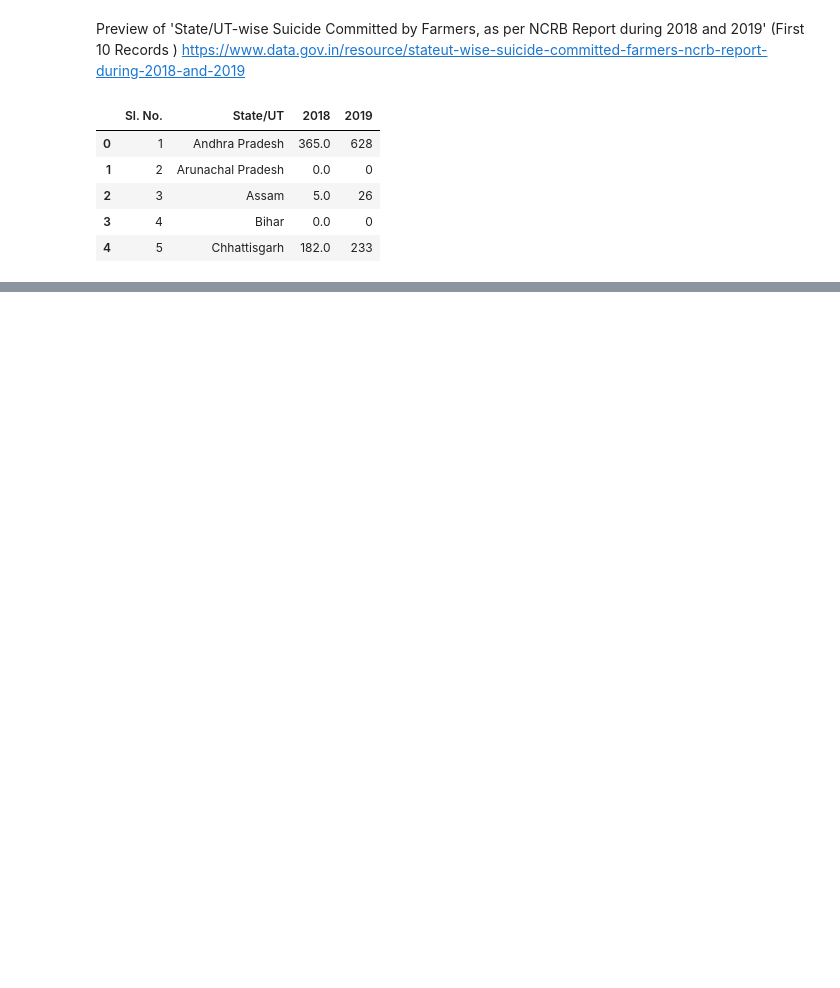
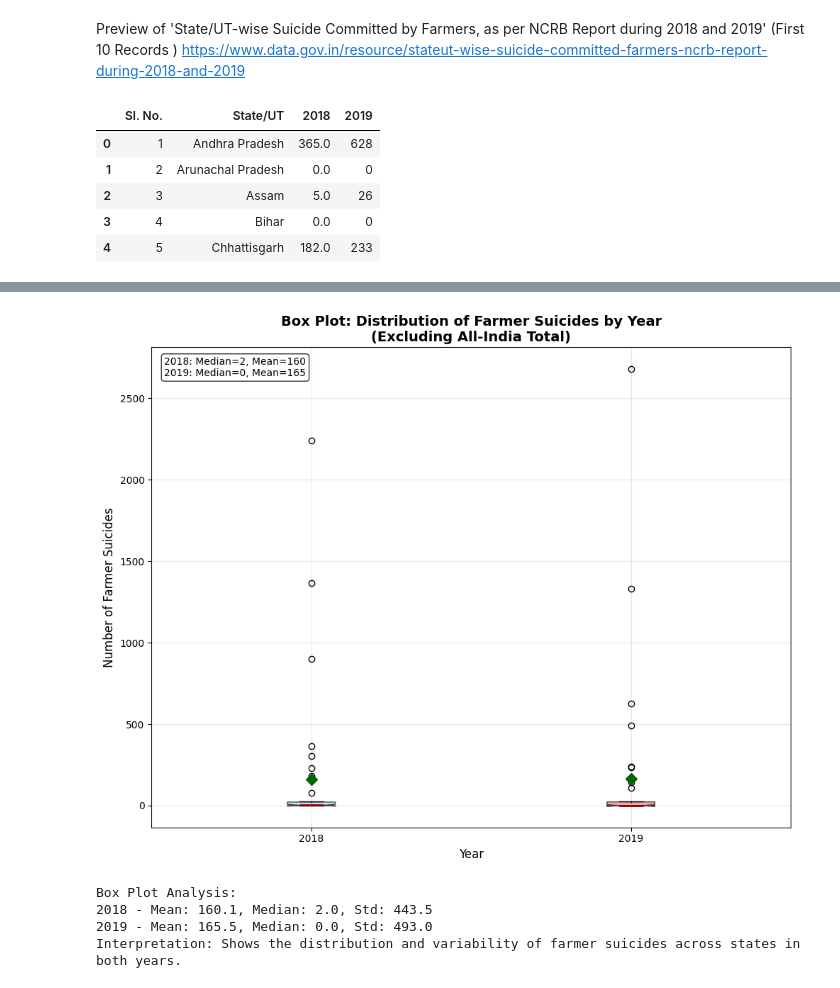
Before and after one commit to sandeepk9675/DS200-gov-data, a Jupyter notebook: plot_function.ipynb, the cells around one changed output, grey strips where cells are left out. Cells and saved outputs as stored; diff of their text form; code cells hidden in the pictures; blank space fills up the shorter version.

```diff
--- a/plot_function.ipynb
+++ b/plot_function.ipynb
@@ -18,0 +137,57 @@ df.head()
+# %%
+# b) Box Plot: Distribution of Farmer Suicides by Year
+plt.figure(figsize=(10, 8))
+
+# Prepare data for box plot (exclude Total All-India for better scale)
+df_states_clean = df[df['State/UT'] != 'Total (All-India)'].copy()
+
+# Create box plot data
+data_to_plot = [df_states_clean['2018'], df_states_clean['2019']]
+
+# Create box plot
+box_plot = plt.boxplot(data_to_plot,
+                       labels=['2018', '2019'],
+                       patch_artist=True,
+                       notch=True,
+                       showmeans=True)
+
+# Customize colors
+colors = ['lightblue', 'lightcoral']
+for patch, color in zip(box_plot['boxes'], colors):
+    patch.set_facecolor(color)
+    patch.set_alpha(0.7)
+
+# Customize other elements
+for median in box_plot['medians']:
+    median.set(color='darkred', linewidth=2)
+
+for mean in box_plot['means']:
+    mean.set(marker='D', markerfacecolor='darkgreen', markeredgecolor='darkgreen', markersize=8)
+
+plt.ylabel('Number of Farmer Suicides', fontsize=12)
+plt.xlabel('Year', fontsize=12)
+plt.title('Box Plot: Distribution of Farmer Suicides by Year\n(Excluding All-India Total)',
+          fontsize=14, fontweight='bold')
+plt.grid(True, alpha=0.3)
+
+# Add statistics text
+stats_2018 = f"2018: Median={np.median(df_states_clean['2018']):.0f}, Mean={np.mean(df_states_clean['2018']):.0f}"
+stats_2019 = f"2019: Median={np.median(df_states_clean['2019']):.0f}, Mean={np.mean(df_states_clean['2019']):.0f}"
+plt.text(0.02, 0.98, f"{stats_2018}\n{stats_2019}",
+         transform=plt.gca().transAxes, fontsize=10,
+         bbox=dict(boxstyle="round,pad=0.3", facecolor="white", alpha=0.8),
+         verticalalignment='top')
+
+plt.tight_layout()
+plt.show()
+
+print("Box Plot Analysis:")
+print(f"2018 - Mean: {np.mean(df_states_clean['2018']):.1f}, Median: {np.median(df_states_clean['2018']):.1f}, Std: {np.std(df_states_clean['2018']):.1f}")
+print(f"2019 - Mean: {np.mean(df_states_clean['2019']):.1f}, Median: {np.median(df_states_clean['2019']):.1f}, Std: {np.std(df_states_clean['2019']):.1f}")
+print("Interpretation: Shows the distribution and variability of farmer suicides across states in both years.")
+# %% [output]
+[figure, added]
+Box Plot Analysis:
+2018 - Mean: 160.1, Median: 2.0, Std: 443.5
+2019 - Mean: 165.5, Median: 0.0, Std: 493.0
+Interpretation: Shows the distribution and variability of farmer suicides across states in both years.
```
Also changed, not shown: parts of 6 cells of this notebook, 1 other file.
